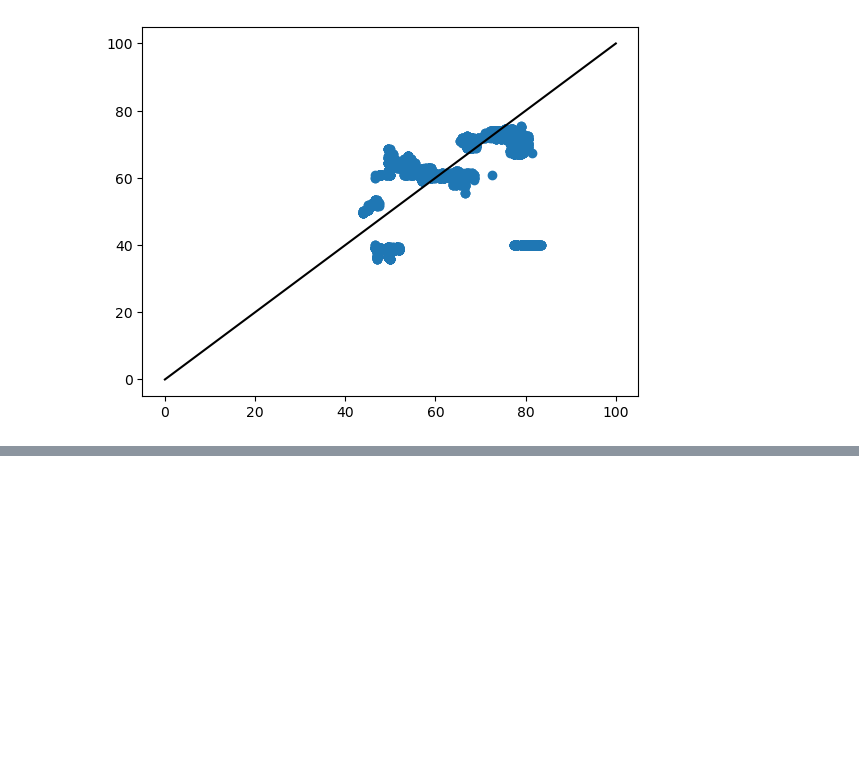
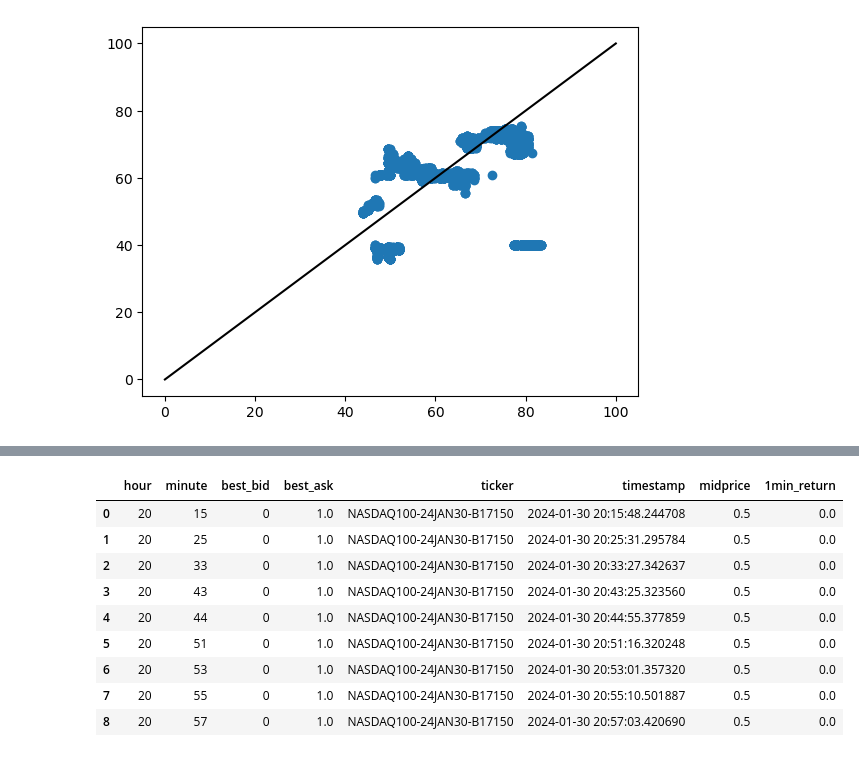
Before and after one commit to ijamil1/kalshi_mm, a Jupyter notebook: explore_momentum.ipynb, the cells around one changed output, grey strips where cells are left out. Saved outputs shown, nothing was run; the diff lists cells and outputs as text; code cells hidden in the pictures; blank space fills up the shorter version.

```diff
--- a/explore_momentum.ipynb
+++ b/explore_momentum.ipynb
@@ -303,0 +405,13 @@ plot_upwards_mom_signal(up_x, up_y)
+# %%
+ticker_df_dict['NASDAQ100-24JAN30-B17150']
+# %% [output]
+|  | hour | minute | best_bid | best_ask | ticker | timestamp | midprice | 1min_return |
+| 0 | 20 | 15 | 0 | 1.0 | NASDAQ100-24JAN30-B17150 | 2024-01-30 20:15:48.244708 | 0.5 | 0.0 |
+| 1 | 20 | 25 | 0 | 1.0 | NASDAQ100-24JAN30-B17150 | 2024-01-30 20:25:31.295784 | 0.5 | 0.0 |
+| 2 | 20 | 33 | 0 | 1.0 | NASDAQ100-24JAN30-B17150 | 2024-01-30 20:33:27.342637 | 0.5 | 0.0 |
+| 3 | 20 | 43 | 0 | 1.0 | NASDAQ100-24JAN30-B17150 | 2024-01-30 20:43:25.323560 | 0.5 | 0.0 |
+| 4 | 20 | 44 | 0 | 1.0 | NASDAQ100-24JAN30-B17150 | 2024-01-30 20:44:55.377859 | 0.5 | 0.0 |
+| 5 | 20 | 51 | 0 | 1.0 | NASDAQ100-24JAN30-B17150 | 2024-01-30 20:51:16.320248 | 0.5 | 0.0 |
+| 6 | 20 | 53 | 0 | 1.0 | NASDAQ100-24JAN30-B17150 | 2024-01-30 20:53:01.357320 | 0.5 | 0.0 |
+| 7 | 20 | 55 | 0 | 1.0 | NASDAQ100-24JAN30-B17150 | 2024-01-30 20:55:10.501887 | 0.5 | 0.0 |
+| 8 | 20 | 57 | 0 | 1.0 | NASDAQ100-24JAN30-B17150 | 2024-01-30 20:57:03.420690 | 0.5 | 0.0 |
```
Also changed, not shown: parts of 14 cells of this notebook.
